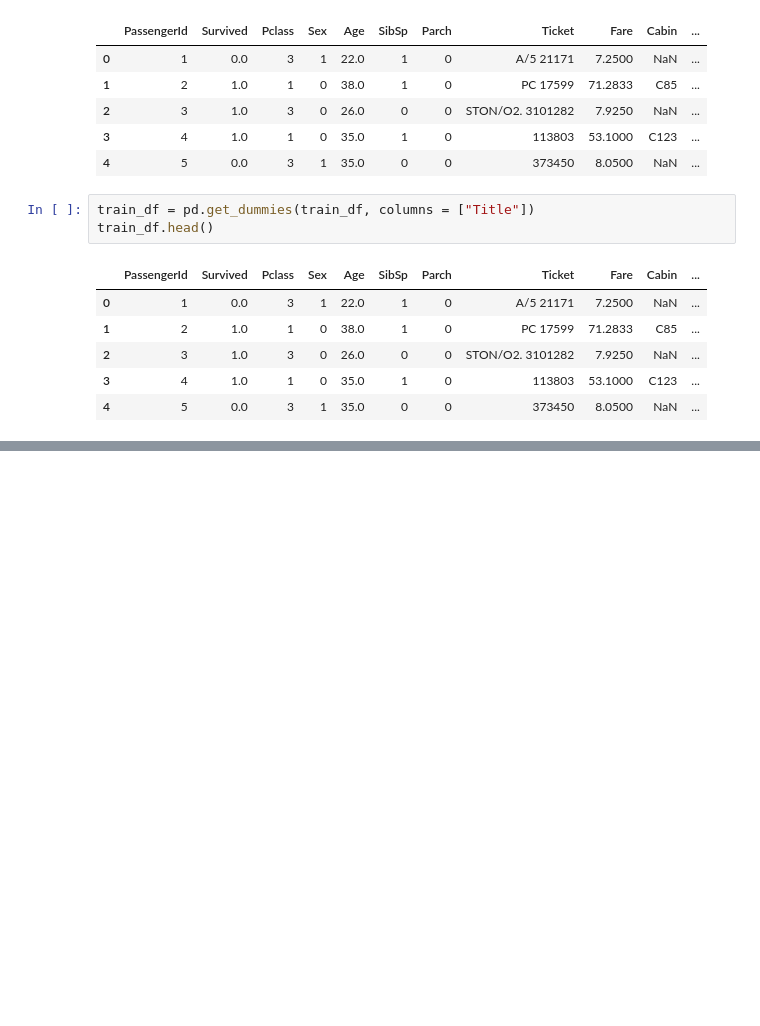
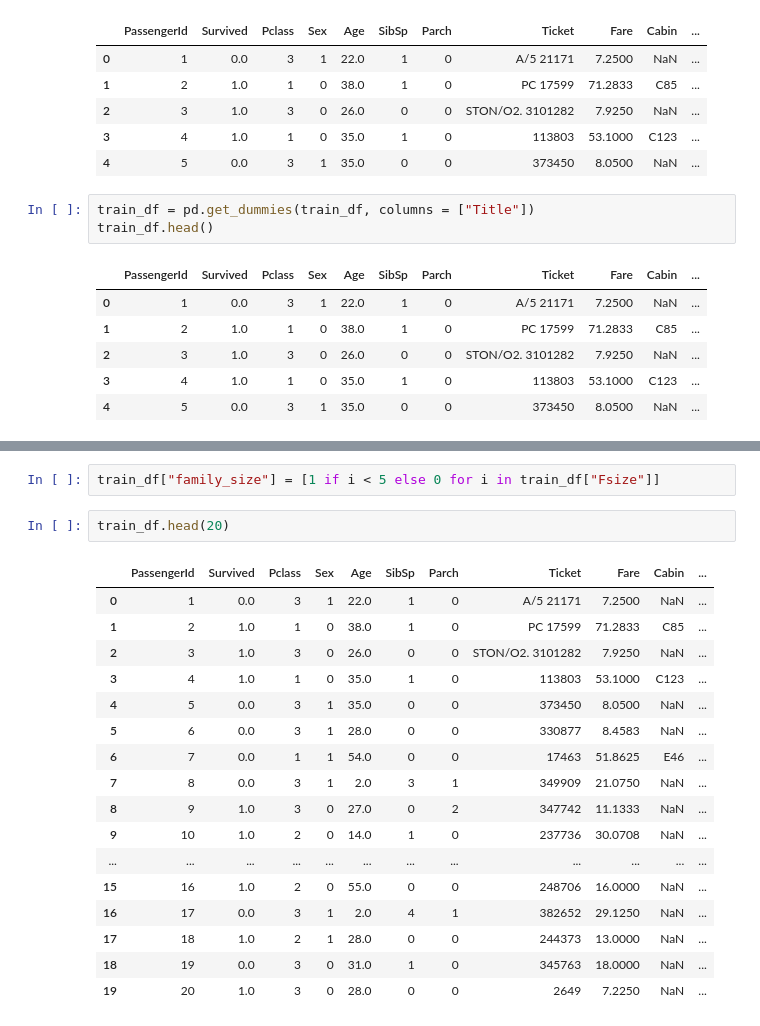
Before and after one commit to ozlem-dilek/titanic-EDA, a Jupyter notebook: titanic-eda.ipynb, the cells around one changed output, grey strips where cells are left out. Saved outputs shown, nothing was run; the diff lists cells and outputs as text; blank space fills up the shorter version.

```diff
--- a/titanic-eda.ipynb
+++ b/titanic-eda.ipynb
@@ -555,0 +575,22 @@ train_df.head()
+# %%
+train_df["family_size"] = [1 if i < 5 else 0 for i in train_df["Fsize"]]
+# %%
+train_df.head(20)
+# %% [output]
+|  | PassengerId | Survived | Pclass | Sex | Age | SibSp | Parch | Ticket | Fare | Cabin | ... |
+| 0 | 1 | 0.0 | 3 | 1 | 22.0 | 1 | 0 | A/5 21171 | 7.2500 | NaN | ... |
+| 1 | 2 | 1.0 | 1 | 0 | 38.0 | 1 | 0 | PC 17599 | 71.2833 | C85 | ... |
+| 2 | 3 | 1.0 | 3 | 0 | 26.0 | 0 | 0 | STON/O2. 3101282 | 7.9250 | NaN | ... |
+| 3 | 4 | 1.0 | 1 | 0 | 35.0 | 1 | 0 | 113803 | 53.1000 | C123 | ... |
+| 4 | 5 | 0.0 | 3 | 1 | 35.0 | 0 | 0 | 373450 | 8.0500 | NaN | ... |
+| 5 | 6 | 0.0 | 3 | 1 | 28.0 | 0 | 0 | 330877 | 8.4583 | NaN | ... |
+| 6 | 7 | 0.0 | 1 | 1 | 54.0 | 0 | 0 | 17463 | 51.8625 | E46 | ... |
+| 7 | 8 | 0.0 | 3 | 1 | 2.0 | 3 | 1 | 349909 | 21.0750 | NaN | ... |
+| 8 | 9 | 1.0 | 3 | 0 | 27.0 | 0 | 2 | 347742 | 11.1333 | NaN | ... |
+| 9 | 10 | 1.0 | 2 | 0 | 14.0 | 1 | 0 | 237736 | 30.0708 | NaN | ... |
+| ... | ... | ... | ... | ... | ... | ... | ... | ... | ... | ... | ... |
+| 15 | 16 | 1.0 | 2 | 0 | 55.0 | 0 | 0 | 248706 | 16.0000 | NaN | ... |
+| 16 | 17 | 0.0 | 3 | 1 | 2.0 | 4 | 1 | 382652 | 29.1250 | NaN | ... |
+| 17 | 18 | 1.0 | 2 | 1 | 28.0 | 0 | 0 | 244373 | 13.0000 | NaN | ... |
+| 18 | 19 | 0.0 | 3 | 0 | 31.0 | 1 | 0 | 345763 | 18.0000 | NaN | ... |
+| 19 | 20 | 1.0 | 3 | 0 | 28.0 | 0 | 0 | 2649 | 7.2250 | NaN | ... |
```
Also changed, not shown: parts of 15 cells of this notebook.
